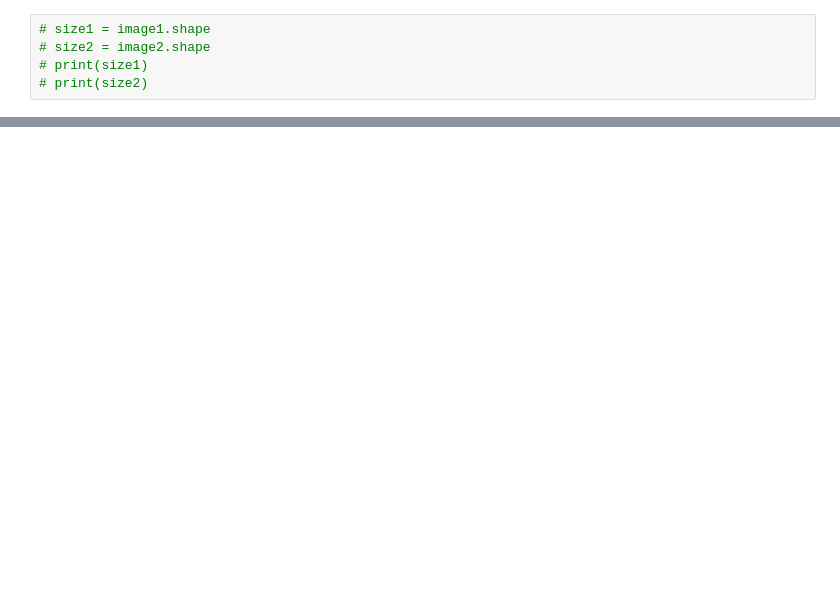
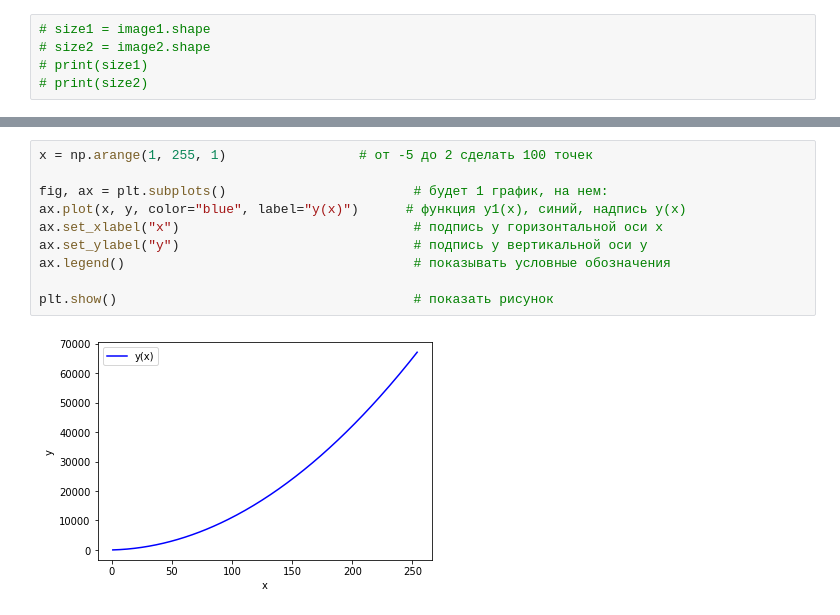
Before and after one commit to Shrek4/labs_2022, a Jupyter notebook: обработка изображений/3/3.ipynb, the cells around one changed output, grey strips where cells are left out. Cells and saved outputs as stored; diff of their text form; blank space fills up the shorter version.

```diff
--- a/обработка изображений/3/3.ipynb
+++ b/обработка изображений/3/3.ipynb
@@ -186,0 +199,12 @@ plt.show()
+# %%
+x = np.arange(1, 255, 1)                 # от -5 до 2 сделать 100 точек
+
+fig, ax = plt.subplots()                        # будет 1 график, на нем:
+ax.plot(x, y, color="blue", label="y(x)")      # функция y1(x), синий, надпись y(x)
+ax.set_xlabel("x")                              # подпись у горизонтальной оси х
+ax.set_ylabel("y")                              # подпись у вертикальной оси y
+ax.legend()                                     # показывать условные обозначения
+
+plt.show()                                      # показать рисунок
+# %% [output]
+[figure, added]
```
Also changed, not shown: parts of 4 cells of this notebook, 1 other file.
